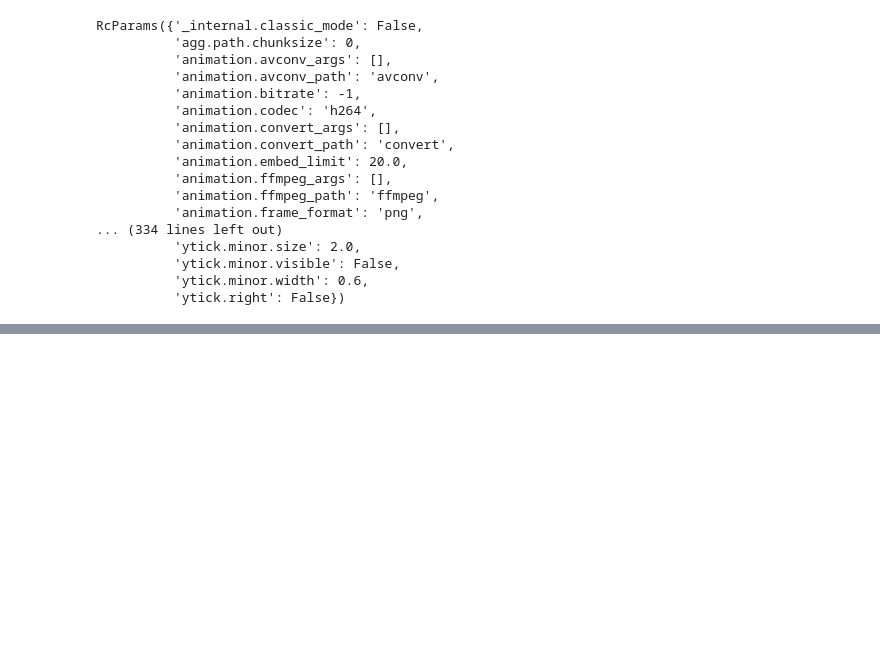
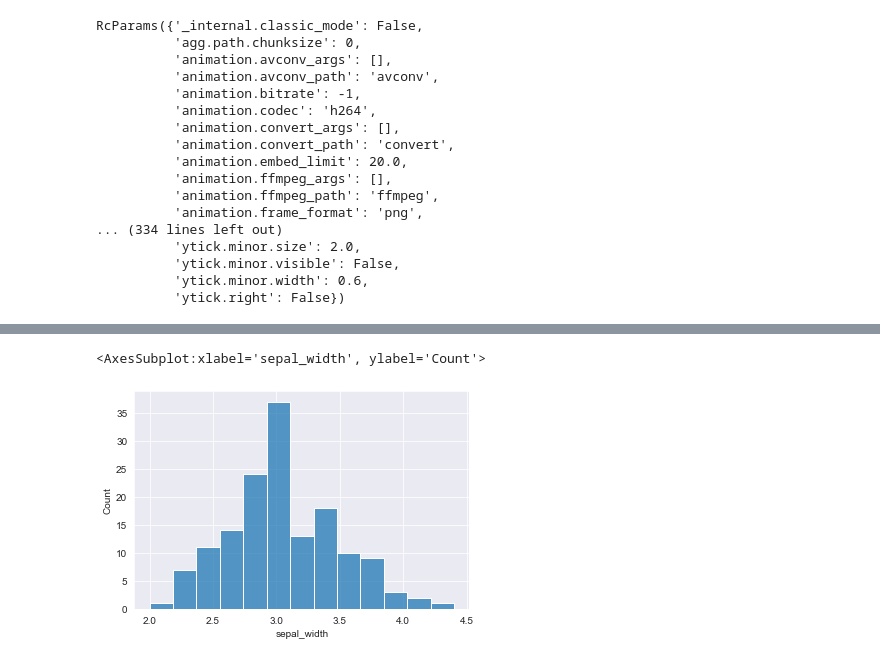
Before and after one commit to Walz194/jovian-data-viz, a Jupyter notebook: jovian_data_vis.ipynb, the cells around one changed output, grey strips where cells are left out. Saved outputs shown, nothing was run; the diff lists cells and outputs as text; code cells hidden in the pictures; blank space fills up the shorter version.

```diff
--- a/jovian_data_vis.ipynb
+++ b/jovian_data_vis.ipynb
@@ -117,0 +156,8 @@ RcParams({'_internal.classic_mode': False,
+# %%
+# Histograms are generally used for one column of numeric data. The values in the columns are placed on the xaxis, while
+# The y-axis contains the frequency of values within a specific range
+plt.title('Distribuition of ')
+sns.histplot(data=flowers_df,x='sepal_width')
+# %% [output]
+<AxesSubplot:xlabel='sepal_width', ylabel='Count'>
+[figure, added]
```
Also changed, not shown: parts of 5 cells of this notebook.
